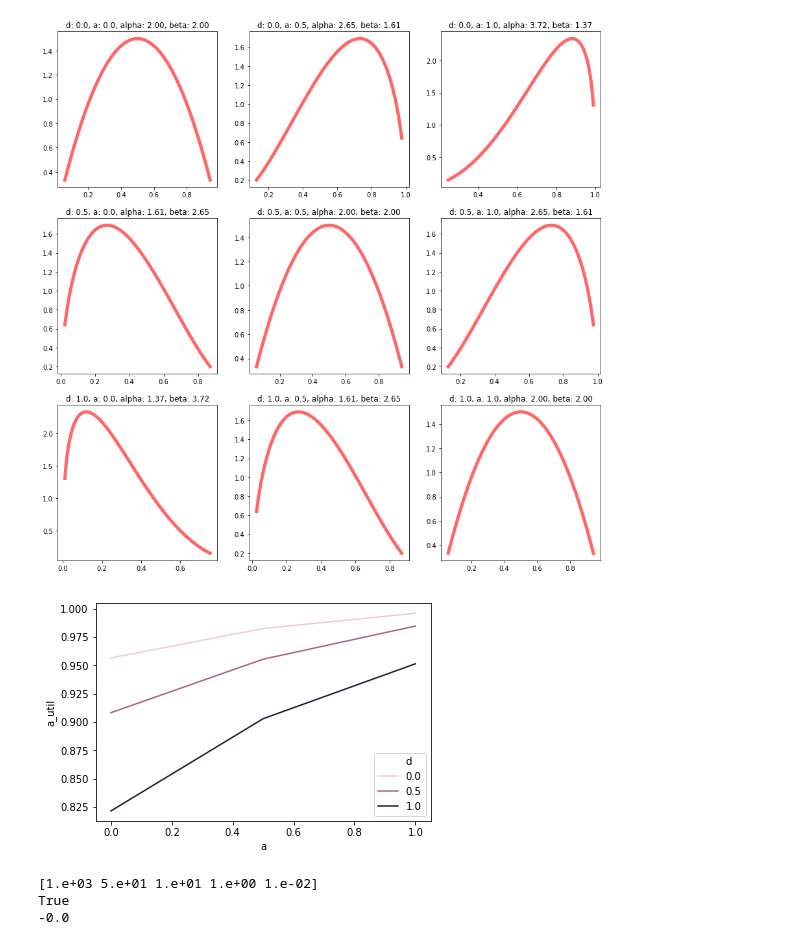
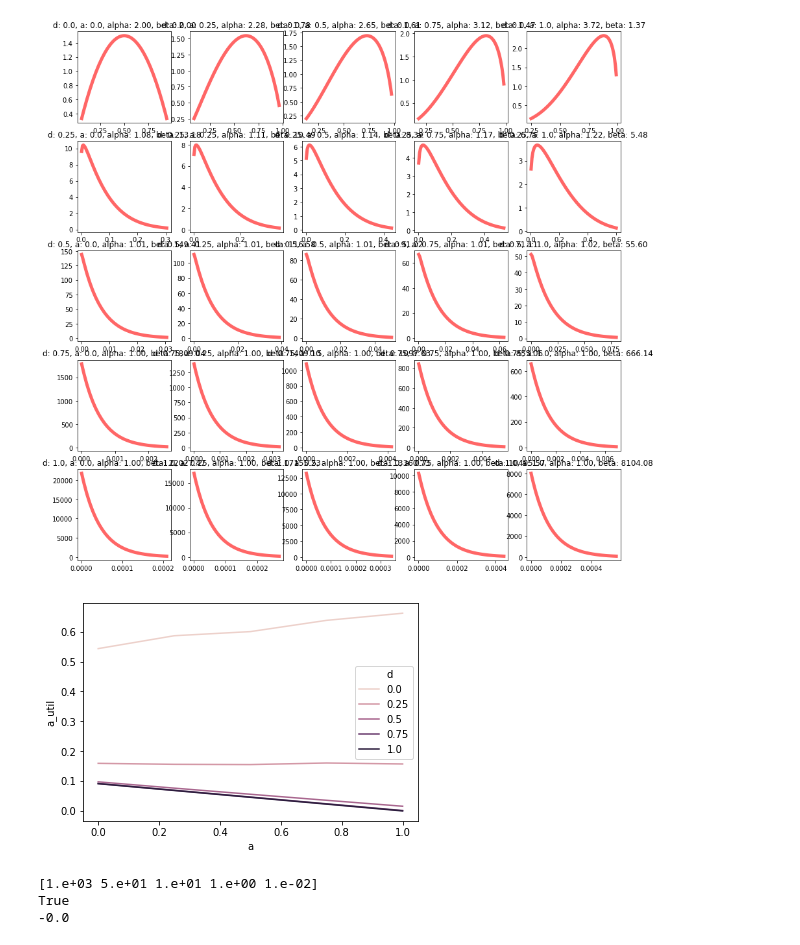
Before and after one commit to albertotb/aps, a Jupyter notebook: notebook/prob_new.ipynb, the cells around one changed output. Saved outputs shown, nothing was run; the diff lists cells and outputs as text; code cells hidden in the pictures.

```diff
--- a/notebook/prob_new.ipynb
+++ b/notebook/prob_new.ipynb
@@ -20,8 +20,8 @@ def generate_prob(D, c, e, h, k, n_values=5):
     f = lambda d, theta: (1-theta)*D - c*d
     g = lambda a, theta: theta*D - e*a
 
-    balpha = lambda d,a: 1 + np.exp(a - d)
-    bbeta  = lambda d,a: 1 + np.exp(d - a)
+    balpha = lambda d,a: 1.0 + np.exp(a - 10.0*d)
+    bbeta  = lambda d,a: 1.0 + np.exp(10.0*d - a)
 
     prob = lambda d, a, size=1: np.random.beta( balpha(d,a), bbeta(d,a), size=size )
 
@@ -49,29 +49,29 @@ def plot_beta(balpha, bbeta, ax=None):
     ax.plot(bx, beta.pdf(bx, balpha, bbeta), 'r-', lw=5, alpha=0.6)
     #ax.set_title("beta: alpha={:.2f}, beta={:.2f}\n mean={:.4f}".format(balpha, bbeta, mean))
 # %%
-params = (1000, 50, 10, 1.0, 0.01)
-a_values, d_values, a_util, d_util, prob, balpha, bbeta = generate_prob(*params, n_values=3)
+params = (10, 50, 1, 1.0, 0.001)
+a_values, d_values, a_util, d_util, prob, balpha, bbeta = generate_prob(*params, n_values=5)
 
 res = []
 fig, ax = plt.subplots(len(d_values), len(a_values), figsize=(15, 15))
 for i, d in enumerate(d_values):
     for j, a in enumerate(a_values):
         theta = prob(d, a, size=1000)
         res.append([d, a, balpha(d, a), bbeta(d, a), d_util(d, theta).mean(), a_util(a, theta).mean() ])
         plot_beta(balpha(d, a), bbeta(d, a), ax=ax[i, j])
         ax[i, j].set_title("d: {}, a: {}, alpha: {:.2f}, beta: {:.2f}".format(d, a, balpha(d, a), bbeta(d, a)))
 
 
 df = pd.DataFrame(res, columns=['d', 'a', 'alpha', 'beta', 'd_util', 'a_util'])
 # %% [output]
-[figure, old version]
+[figure, new version]
 # %%
 %matplotlib inline
 import seaborn as sns
 
 sns.lineplot(x='a', y='a_util', hue='d', data=df, legend='full');
 # %% [output]
-[figure, old version]
+[figure, new version]
 # %%
 def loss(x):
 
```
Also changed, not shown: 3 other files.
